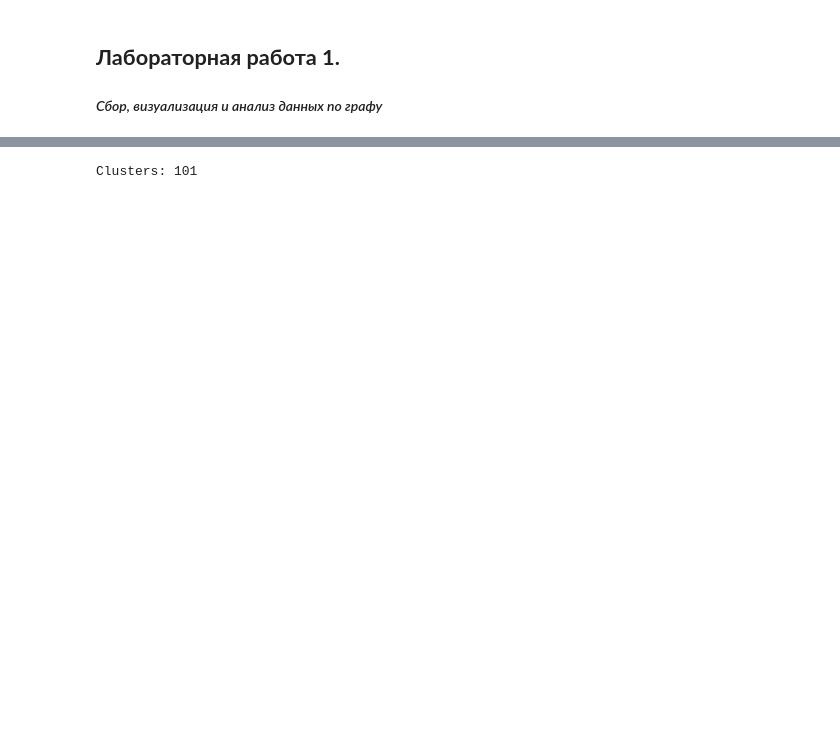
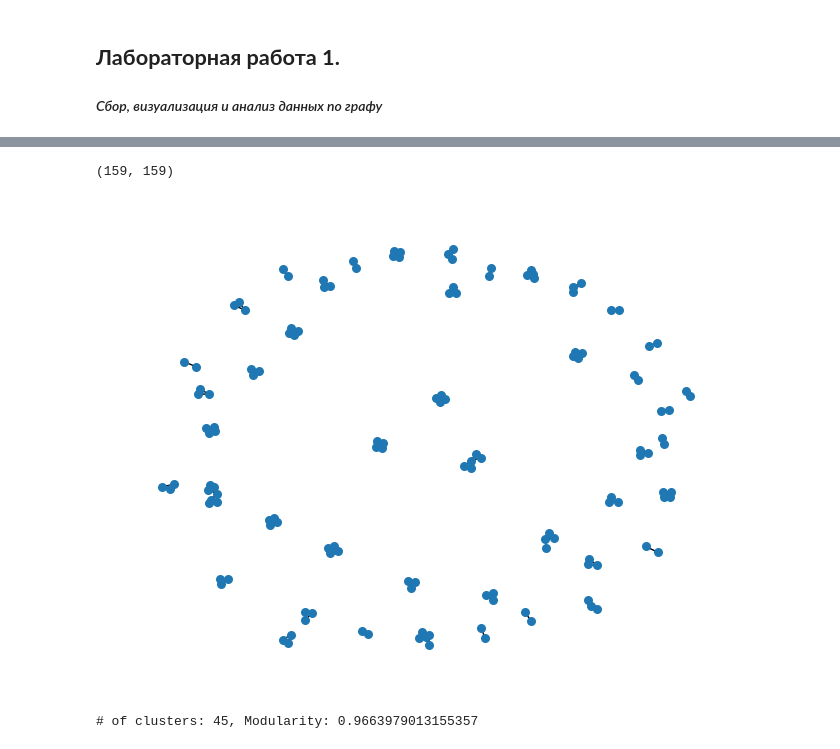
Before and after one commit to 21092004Goda/data_anal, a Jupyter notebook: Lab_1_Computer_Vision_and_Pattern_Recognition.ipynb, the cells around one changed output, grey strips where cells are left out. Cells and saved outputs as stored; diff of their text form; code cells hidden in the pictures; blank space fills up the shorter version.

```diff
--- a/Lab_1_Computer_Vision_and_Pattern_Recognition.ipynb
+++ b/Lab_1_Computer_Vision_and_Pattern_Recognition.ipynb
@@ -35,0 +42,14 @@ feed = feedparser.parse(data)
+# %%
+%time
+# data extraction example
+
+doc = feedparser.parse(r)
+title = doc['entries'][0]['title']
+abstract = doc['entries'][0]['summary']
+authors = [author['name'] for author in doc['entries'][0]['authors']]
+tags = [tag['term'] for tag in doc['entries'][0]['tags']]
+
+keywords = pipe(abstract)[0]["generated_text"].split(", ")
+
+
+print(f"Title: {title}\n\nAuthors: {authors}\n\nAbstract: {abstract}\n\nTags: {tags}\n\nKeywords: {keywords}")
@@ -76,0 +145,3 @@ df.to_csv("cvpr_pubs.csv", index=False)
+# %%
+df = pd.read_csv("multimedia_250.csv")
+df.sample(5)
@@ -76,0 +155,4 @@ df.to_csv("cvpr_pubs.csv", index=False)
+# %%
+klist = [[word.strip() for word in keywords.split(",") if word]
+         for keywords in df["keywords"].tolist()]
+klist[:3]
@@ -77,18 +163,5 @@ df.to_csv("cvpr_pubs.csv", index=False)
 # %%
-# 4. Построение графа по ключевым словам
-import networkx as nx
-from itertools import combinations, chain
-import matplotlib.pyplot as plt
-import matplotlib.colors as mcolors
-
-klist = [[word.strip() for word in keywords if word] for keywords in df["keywords"].tolist()]
-edges = list(chain(*[list(combinations(words, 2)) for words in klist if len(words) > 1]))
+edges = list(chain(*[list(combinations(words, 2)) for words in klist]))
 edges = [tuple(sorted(edge)) for edge in edges]
 weighted_edges = [(edge[0], edge[1], {"weight": edges.count(edge)}) for edge in set(edges)]
-
-G = nx.Graph()
-G.add_edges_from(weighted_edges)
-
-plt.figure(figsize=(12, 8))
-nx.draw(G, with_labels=False, node_size=20)
-plt.show()
+weighted_edges[:10]
@@ -95,6 +181,15 @@ plt.show()
+# %%
+len(set(edges)), len(weighted_edges)
+# %% [output]
+(159, 159)
+# %%
+G = nx.Graph()
+G.add_edges_from(weighted_edges)
+nx.draw(G, with_labels=False, font_weight='bold', node_size=30)
+# %% [output]
+[figure, added]
 # %%
-# 5. Кластеры (поиск сообществ)
 communities = nx.community.louvain_communities(G, resolution=0.9)
-print(f"Clusters: {len(communities)}")
+print(f"# of clusters: {len(communities)}, Modularity: {nx.community.modularity(G, communities)}")
 # %% [output]
-Clusters: 101
+# of clusters: 45, Modularity: 0.9663979013155357
```
Also changed, not shown: parts of 32 cells of this notebook.
